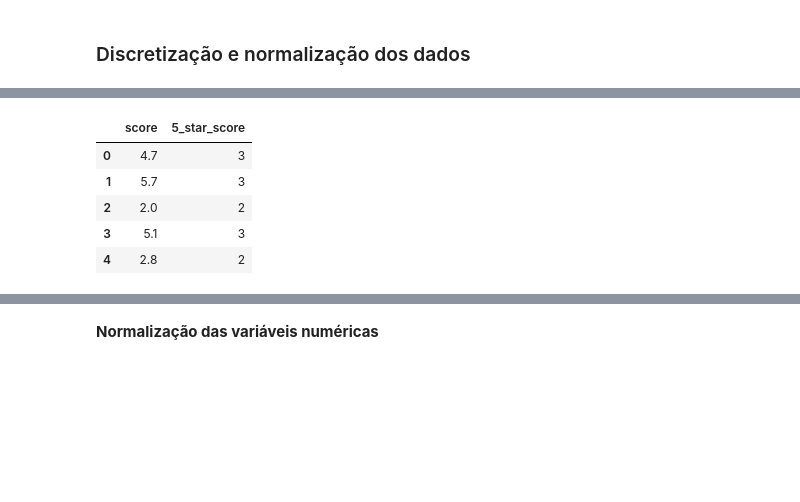
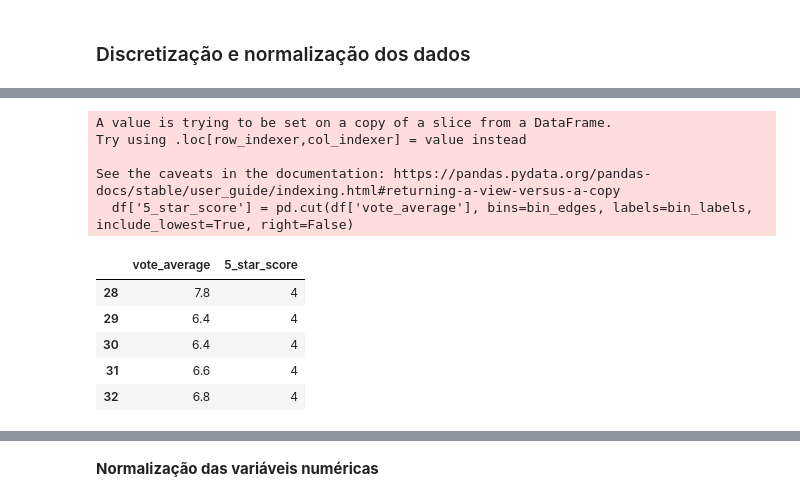
Before and after one commit to BeatrizA2/IF697---TMDB, a Jupyter notebook: Pré-processamento e Análise/Projeto1_Intro_DS .ipynb, the cells around one changed output, grey strips where cells are left out. Cells and saved outputs as stored; diff of their text form; code cells hidden in the pictures; blank space fills up the shorter version.

```diff
--- a/Pré-processamento e Análise/Projeto1_Intro_DS .ipynb
+++ b/Pré-processamento e Análise/Projeto1_Intro_DS .ipynb
@@ -568,0 +754,4 @@ df = df_final
+# %%
+# adiciona a coluna de outliers ao dataframe
+df['outlier'] = scores
+df.head()
@@ -568,0 +771,5 @@ df = df_final
+# %%
+# Remove os outliers detectados
+df = df[df['outlier'] != -1]
+df.drop(columns=['outlier'], inplace=True)
+len(df)
@@ -607,8 +819,0 @@ df[['vote_average', 'vote_count']].describe()
-# %%
-#Calcula a pontuação ponderada
-df['weighted_score'] = df['vote_average'] * df['vote_count']
-
-#Normaliza a pontuação ponderada para ter uma escala similar ao vote_average
-max_weighted_score = df['weighted_score'].max()
-df['weighted_score_normalized'] = round((df['weighted_score'] / max_weighted_score)*10, 1)
-df.head()
@@ -623,4 +819,0 @@ df.head()
-# %%
-df.drop(columns=['vote_count', 'vote_average', 'weighted_score'], inplace=True)
-df.rename(columns={'weighted_score_normalized': 'score'}, inplace=True)
-df.head()
@@ -635,18 +825,23 @@ df.head()
 # %%
 # Define os limites dos intervalos para cada categoria
 bin_edges = [0, 2, 4, 6, 8, 10]
 
 # Define os rótulos para cada categoria
 bin_labels = [1, 2, 3, 4, 5]
 
 # Discretiza a coluna 'score' com base nos limites dos intervalos e rótulos
-df['5_star_score'] = pd.cut(df['score'], bins=bin_edges, labels=bin_labels, include_lowest=True, right=False)
+df['5_star_score'] = pd.cut(df['vote_average'], bins=bin_edges, labels=bin_labels, include_lowest=True, right=False)
 
-df[['score', '5_star_score']].head()
+df[['vote_average', '5_star_score']].head()
 # %% [output]
+A value is trying to be set on a copy of a slice from a DataFrame.
+Try using .loc[row_indexer,col_indexer] = value instead
+
+See the caveats in the documentation: https://pandas.pydata.org/pandas-docs/stable/user_guide/indexing.html#returning-a-view-versus-a-copy
+  df['5_star_score'] = pd.cut(df['vote_average'], bins=bin_edges, labels=bin_labels, include_lowest=True, right=False)
-|  | score | 5_star_score |
-| 0 | 4.7 | 3 |
-| 1 | 5.7 | 3 |
-| 2 | 2.0 | 2 |
-| 3 | 5.1 | 3 |
-| 4 | 2.8 | 2 |
+|  | vote_average | 5_star_score |
+| 28 | 7.8 | 4 |
+| 29 | 6.4 | 4 |
+| 30 | 6.4 | 4 |
+| 31 | 6.6 | 4 |
+| 32 | 6.8 | 4 |
```
Also changed, not shown: parts of 97 cells of this notebook.
